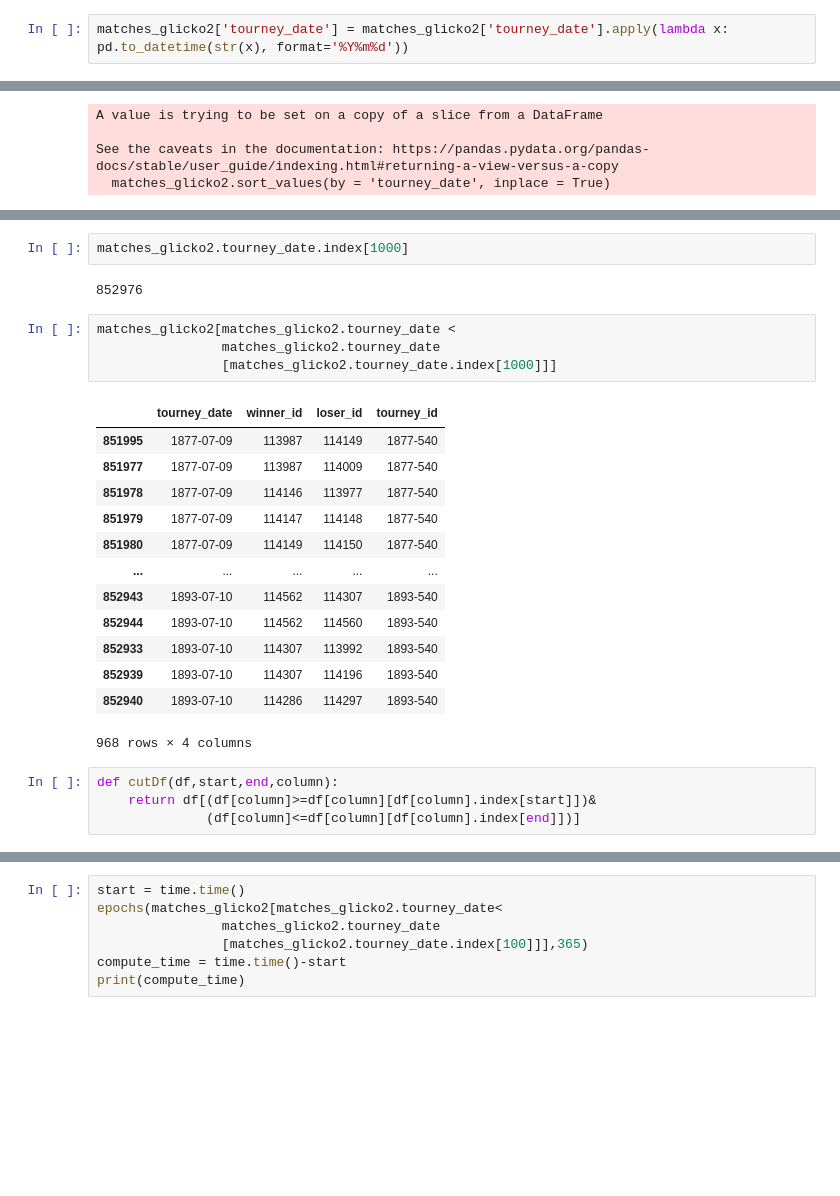
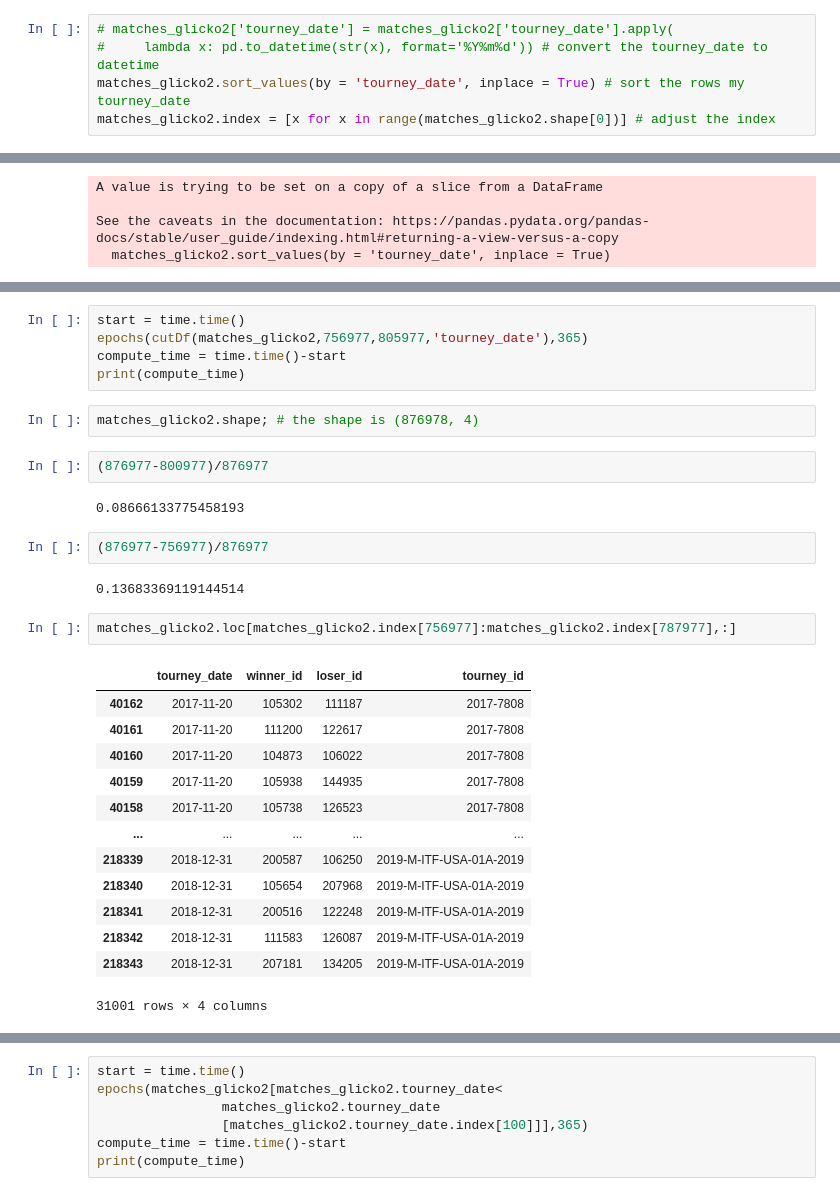
Before and after one commit to wcmohr/wcmohr_portfolio, a Jupyter notebook: Notebooks/data.ipynb, the cells around one changed output, grey strips where cells are left out. Saved outputs shown, nothing was run; the diff lists cells and outputs as text; blank space fills up the shorter version.

```diff
--- a/Notebooks/data.ipynb
+++ b/Notebooks/data.ipynb
@@ -43,5 +45,8 @@ matches_amateur_df = pd.read_csv(matches_amateur[0])
 # %% [markdown]
 Date formatting [source]('https://stackoverflow.com/questions/9750330/how-to-convert-integer-into-date-object-python')
 # %%
-matches_glicko2['tourney_date'] = matches_glicko2['tourney_date'].apply(lambda x: pd.to_datetime(str(x), format='%Y%m%d'))
+# matches_glicko2['tourney_date'] = matches_glicko2['tourney_date'].apply(
+#     lambda x: pd.to_datetime(str(x), format='%Y%m%d')) # convert the tourney_date to datetime
+matches_glicko2.sort_values(by = 'tourney_date', inplace = True) # sort the rows my tourney_date
+matches_glicko2.index = [x for x in range(matches_glicko2.shape[0])] # adjust the index
 # %% [output]
@@ -153,27 +152,32 @@ def epochs(match_history,interval_length):
     return (players_list,players_dict)
-# %%
-matches_glicko2.tourney_date.index[1000]
-# %% [output]
-852976
+# %%
+start = time.time()
+epochs(cutDf(matches_glicko2,756977,805977,'tourney_date'),365)
+compute_time = time.time()-start
+print(compute_time)
+# %%
+matches_glicko2.shape; # the shape is (876978, 4)
+# %%
+(876977-800977)/876977
+# %% [output]
+0.08666133775458193
+# %%
+(876977-756977)/876977
+# %% [output]
+0.13683369119144514
 # %%
-matches_glicko2[matches_glicko2.tourney_date <
-                matches_glicko2.tourney_date
-                [matches_glicko2.tourney_date.index[1000]]]
+matches_glicko2.loc[matches_glicko2.index[756977]:matches_glicko2.index[787977],:]
 # %% [output]
 |  | tourney_date | winner_id | loser_id | tourney_id |
-| 851995 | 1877-07-09 | 113987 | 114149 | 1877-540 |
-| 851977 | 1877-07-09 | 113987 | 114009 | 1877-540 |
-| 851978 | 1877-07-09 | 114146 | 113977 | 1877-540 |
-| 851979 | 1877-07-09 | 114147 | 114148 | 1877-540 |
-| 851980 | 1877-07-09 | 114149 | 114150 | 1877-540 |
+| 40162 | 2017-11-20 | 105302 | 111187 | 2017-7808 |
+| 40161 | 2017-11-20 | 111200 | 122617 | 2017-7808 |
+| 40160 | 2017-11-20 | 104873 | 106022 | 2017-7808 |
+| 40159 | 2017-11-20 | 105938 | 144935 | 2017-7808 |
+| 40158 | 2017-11-20 | 105738 | 126523 | 2017-7808 |
 | ... | ... | ... | ... | ... |
-| 852943 | 1893-07-10 | 114562 | 114307 | 1893-540 |
-| 852944 | 1893-07-10 | 114562 | 114560 | 1893-540 |
-| 852933 | 1893-07-10 | 114307 | 113992 | 1893-540 |
-| 852939 | 1893-07-10 | 114307 | 114196 | 1893-540 |
-| 852940 | 1893-07-10 | 114286 | 114297 | 1893-540 |
+| 218339 | 2018-12-31 | 200587 | 106250 | 2019-M-ITF-USA-01A-2019 |
+| 218340 | 2018-12-31 | 105654 | 207968 | 2019-M-ITF-USA-01A-2019 |
+| 218341 | 2018-12-31 | 200516 | 122248 | 2019-M-ITF-USA-01A-2019 |
+| 218342 | 2018-12-31 | 111583 | 126087 | 2019-M-ITF-USA-01A-2019 |
+| 218343 | 2018-12-31 | 207181 | 134205 | 2019-M-ITF-USA-01A-2019 |
-968 rows × 4 columns
+31001 rows × 4 columns
-# %%
-def cutDf(df,start,end,column):
-    return df[(df[column]>=df[column][df[column].index[start]])&
-              (df[column]<=df[column][df[column].index[end]])]
```
Also changed, not shown: parts of 69 cells of this notebook, 4 other files.
